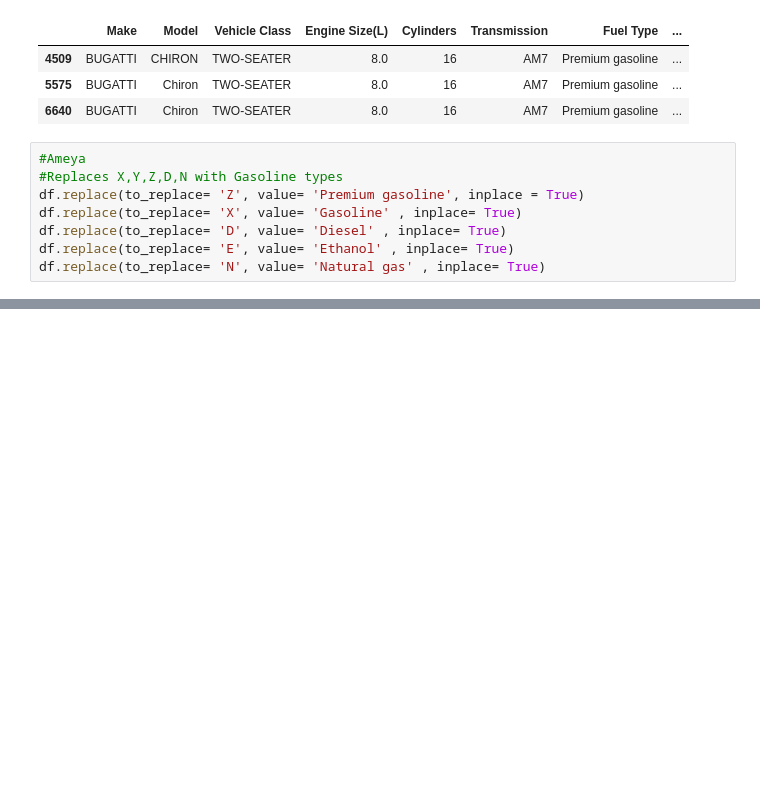
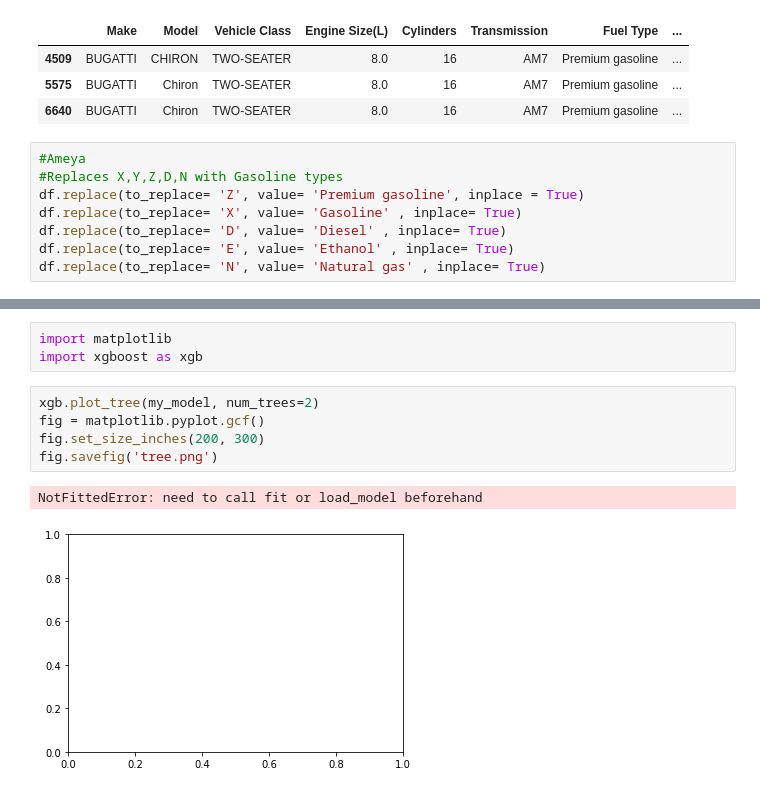
Before and after one commit to wxuan309/SC22-BatchC-elastic-searchers, a Jupyter notebook: ds_project/main.ipynb, the cells around one changed output, grey strips where cells are left out. Saved outputs shown, nothing was run; the diff lists cells and outputs as text; blank space fills up the shorter version.

```diff
--- a/ds_project/main.ipynb
+++ b/ds_project/main.ipynb
@@ -226,0 +402,11 @@ x_train, x_test, y_train, y_test = train_test_split(input_columns, target, test_
+# %%
+import matplotlib
+import xgboost as xgb
+# %%
+xgb.plot_tree(my_model, num_trees=2)
+fig = matplotlib.pyplot.gcf()
+fig.set_size_inches(200, 300)
+fig.savefig('tree.png')
+# %% [output]
+NotFittedError: need to call fit or load_model beforehand
+[figure, added]
```
Also changed, not shown: parts of 57 cells of this notebook, 42 other files.
